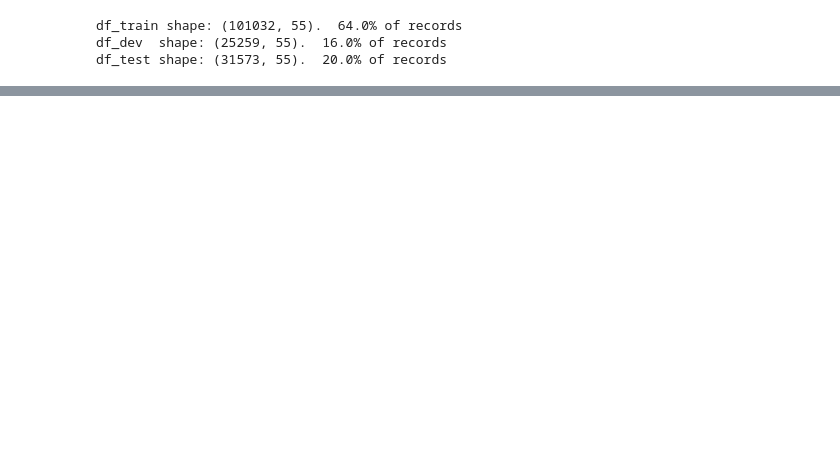
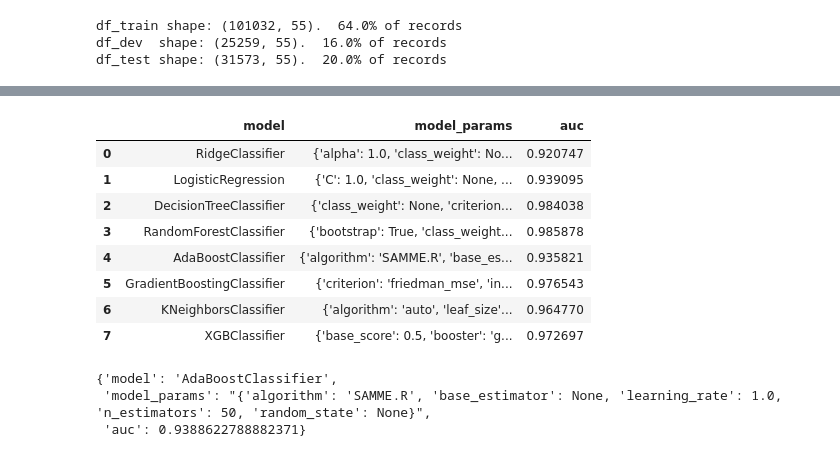
Before and after one commit to NaamaJan/airbnb-berlin-availability, a Jupyter notebook: 6 - Train-Dev-Test preparation and Model Selection.ipynb, the cells around one changed output, grey strips where cells are left out. Cells and saved outputs as stored; diff of their text form; code cells hidden in the pictures; blank space fills up the shorter version.

Commit message:
Train-Dev-Test

```diff
--- a/6 - Train-Dev-Test preparation.ipynb
+++ b/6 - Train-Dev-Test preparation and Model Selection.ipynb
@@ -124,0 +146,7 @@ df_test shape: (31573, 55).  20.0% of records
+# %%
+X_train = df_train[x_selected_columns]
+y_train = df_train[y_column]
+X_dev = df_dev[x_selected_columns]
+y_dev = df_dev[y_column]
+X_test = df_test[x_selected_columns]
+y_test = df_test[y_column]
@@ -124,0 +159,23 @@ df_test shape: (31573, 55).  20.0% of records
+# %%
+
+def model_classifier_auc(_X_train, _y_train, _X_dev, _y_dev, _model_object):
+    _model_object.fit(_X_train, _y_train)
+    y_hat = _model_object.predict(_X_dev)
+    auc_res = metrics.roc_auc_score(_y_dev, y_hat)
+    return {"model": type(_model_object).__name__, "model_params": str(_model_object.get_params()), "auc": auc_res}
+# %%
+from datetime import datetime
+
+models_objects_to_test = [RidgeClassifier(), LogisticRegression(), DecisionTreeClassifier(), RandomForestClassifier(),
+                          AdaBoostClassifier(), GradientBoostingClassifier(),  KNeighborsClassifier(), XGBClassifier()]
+
+models_predict_dev_list = []
+
+for model_obj in models_objects_to_test:
+    print(datetime.now(), "start model_classifier_auc of ", type(model_obj).__name__)
+    model_predict_dev_dict = model_classifier_auc(X_train, y_train, X_dev, y_dev, model_obj)
+    models_predict_dev_list.append(model_predict_dev_dict)
+
+    print(datetime.now(), "end model_classifier_auc of ", type(model_obj).__name__)
+
+models_predict_dev_list
@@ -124,0 +216,19 @@ df_test shape: (31573, 55).  20.0% of records
+# %%
+df_models_predict = pd.DataFrame(models_predict_dev_list)
+df_models_predict
+# %% [output]
+|  | model | model_params | auc |
+| 0 | RidgeClassifier | {'alpha': 1.0, 'class_weight': No... | 0.920747 |
+| 1 | LogisticRegression | {'C': 1.0, 'class_weight': None, ... | 0.939095 |
+| 2 | DecisionTreeClassifier | {'class_weight': None, 'criterion... | 0.984038 |
+| 3 | RandomForestClassifier | {'bootstrap': True, 'class_weight... | 0.985878 |
+| 4 | AdaBoostClassifier | {'algorithm': 'SAMME.R', 'base_es... | 0.935821 |
+| 5 | GradientBoostingClassifier | {'criterion': 'friedman_mse', 'in... | 0.976543 |
+| 6 | KNeighborsClassifier | {'algorithm': 'auto', 'leaf_size'... | 0.964770 |
+| 7 | XGBClassifier | {'base_score': 0.5, 'booster': 'g... | 0.972697 |
+# %%
+model_classifier_auc(X_train, y_train, X_test, y_test, AdaBoostClassifier())
+# %% [output]
+{'model': 'AdaBoostClassifier',
+ 'model_params': "{'algorithm': 'SAMME.R', 'base_estimator': None, 'learning_rate': 1.0, 'n_estimators': 50, 'random_state': None}",
+ 'auc': 0.9388622788882371}
```
Also changed, not shown: parts of 9 cells of this notebook.
